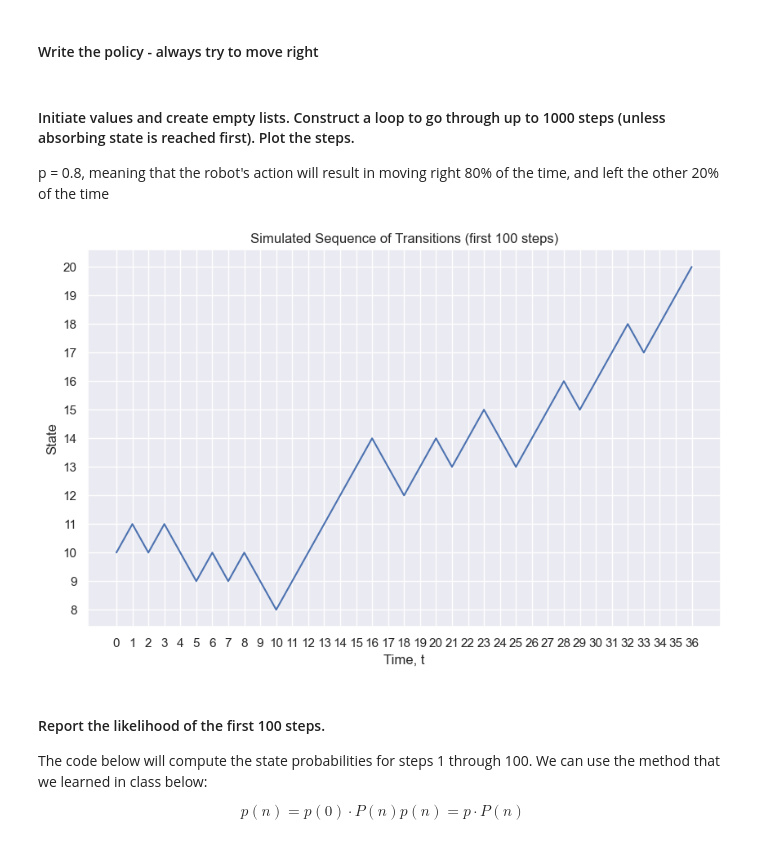
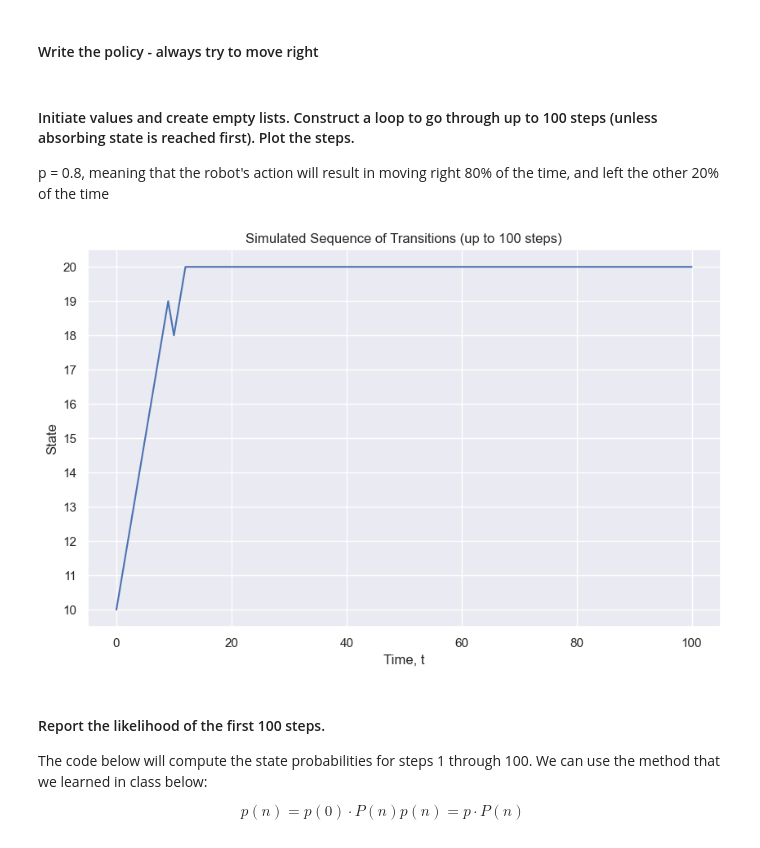
Before and after one commit to jackmurray1/uchicago, a Jupyter notebook: Reinforcement Learning/RL_Assignment 2_Jack Murray.ipynb, the cells around one changed output. Cells and saved outputs as stored; diff of their text form; code cells hidden in the pictures.

```diff
--- a/Reinforcement Learning/RL_Assignment 2_Jack Murray.ipynb
+++ b/Reinforcement Learning/RL_Assignment 2_Jack Murray.ipynb
@@ -134,39 +163,42 @@ def policy(observation):
     action = 1
     return action
 # %% [markdown]
-#### Initiate values and create empty lists. Construct a loop to go through up to 1000 steps (unless absorbing state is reached first). Plot the steps.
+#### Initiate values and create empty lists. Construct a loop to go through up to 100 steps (unless absorbing state is reached first). Plot the steps.
 
 p = 0.8, meaning that the robot's action will result in moving right 80% of the time, and left the other 20% of the time
 # %%
 t=0
-tMAX = 1000 # representing a simulation of up to 1000 steps
+tMAX = 100 # representing a simulation of up to 100 steps
 done = False
+observations = [0] * 101
 observation = 10
-observations = [observation]
+observations[0] = observation
 rewards = []
 actions = []
-t_log = [t]
+t_log = list(range(101))
 
 env = Segment(numActions=2,startObservation=10,p=0.8,terminal=10,done=False)
 while t <tMAX and done==False:
     action = policy(observation=observation)
     observation_next,reward,done = env.step(action=action)
-    observations.append(observation_next)
+    observations[t+1] = observation_next
     rewards.append(reward)
     actions.append(action)
     observation = observation_next
-    t_log.append(t+1)
     t+=1
 
-plt.plot(t_log[0:101], observations[0:101]) # only plot the first 100 steps
-plt.xticks(np.arange(np.min(t_log[0:101]), np.max(t_log[0:101])+1, 1))
-plt.yticks(np.arange(np.min(observations[0:101]), np.max(observations[0:101])+1, 1))
+# after the episode is over, stay at the terminal state for the rest of the 100 steps (see loop below)
+for i in range(t+1, 101):
+    observations[i] = observation
+
+plt.plot(t_log, observations) # only plot the first 100 steps
+plt.yticks(np.arange(np.min(observations), np.max(observations)+1, 1))
 plt.xlabel('Time, t')
 plt.ylabel('State')
-plt.title('Simulated Sequence of Transitions (first 100 steps)')
+plt.title('Simulated Sequence of Transitions (up to 100 steps)')
 plt.show();
 # %% [output]
-[figure, old version]
+[figure, new version]
 # %% [markdown]
 #### Report the likelihood of the first 100 steps.
 
```
Also changed, not shown: parts of 167 cells of this notebook.
